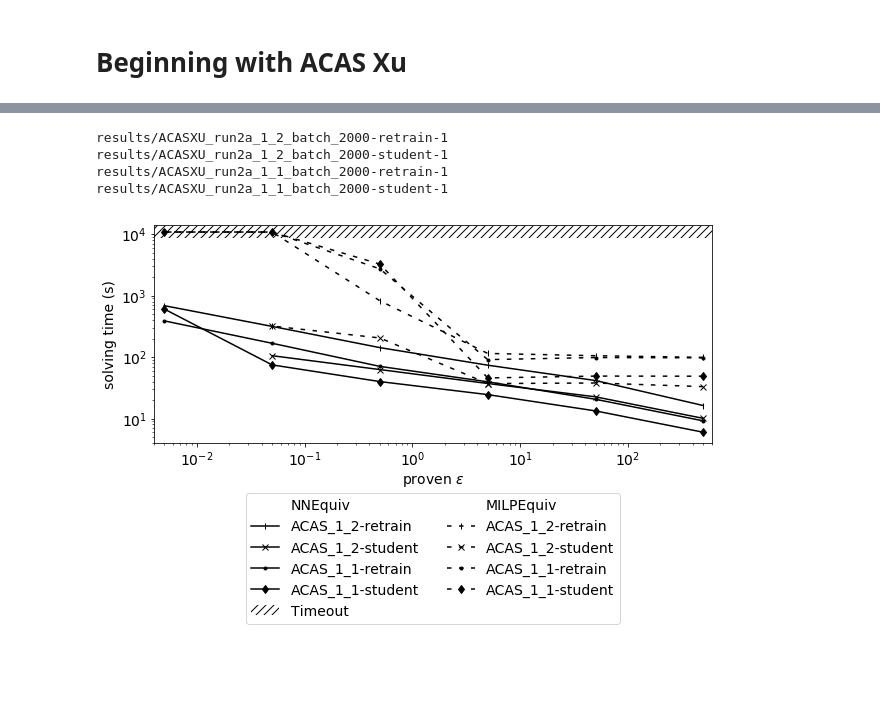
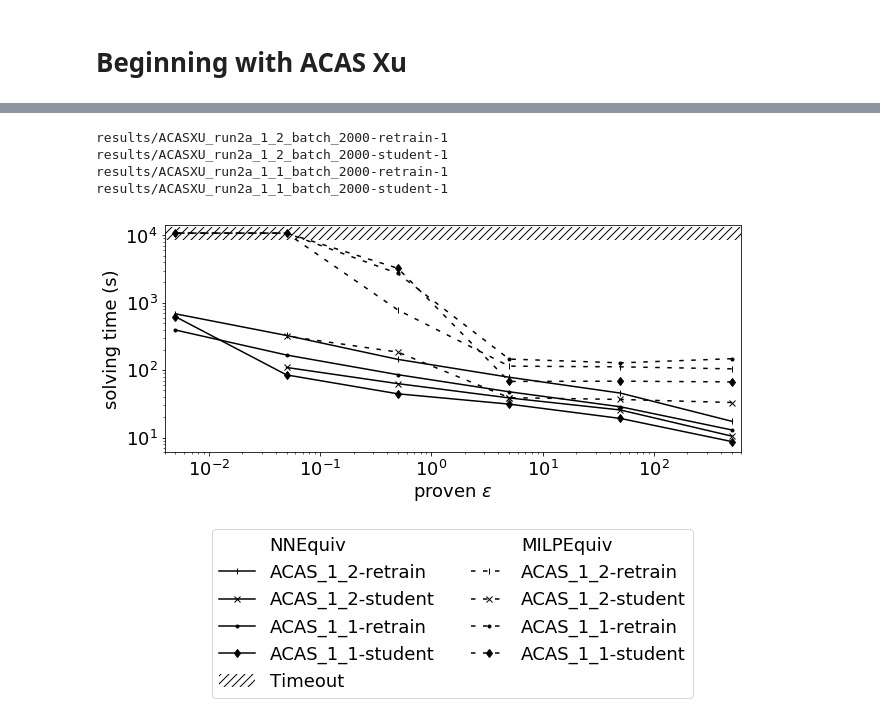
Before and after one commit to samysweb/nnequiv-experiments, a Jupyter notebook: analysis/Property-Tightness.ipynb, the cells around one changed output, grey strips where cells are left out. Drawn from its saved outputs; the diff is of its cells as text; code cells hidden in the pictures; blank space fills up the shorter version.

Commit message:
Property tightness plot ready

```diff
--- a/analysis/Property-Tightness.ipynb
+++ b/analysis/Property-Tightness.ipynb
@@ -129,7 +111,7 @@ out_handlers=[parse.CegarOptimal]
 err_handlers=[parse.RunLim]
 both_handlers=[parse.NNEquivResultHandler]
 both_handlers=[]
-num_runs=1
+num_runs=3
 # %%
 property_sizes2 = {}
 property_sizes_buening2 = {}
@@ -191,7 +173,10 @@ benchmarks_labels = {
 "results/mnist8x8_100_80_60_40_20_10_eps1-9000.2":"MNIST_large-epsilon"
 }
 width=0.3
-fig, (ax) = plt.subplots()
+#fig, (ax) = plt.subplots()
+fig = plt.figure(figsize=(10,7))
+ax  = fig.add_subplot(111)
+ax.set_position([0.12,0.5,0.8,0.45])
 
 benchmarks=[
 "results/ACASXU_run2a_1_2_batch_2000-retrain-1",
@@ -207,7 +192,7 @@ properties=[
     0.05,
     0.005
 ]
-plt.rcParams.update({'font.size': 14})
+plt.rcParams.update({'font.size': 18})
 
 to_rect = ax.add_patch(Rectangle((0, 8500), 600, 5000,
              #edgecolor = 'pink',
@@ -262,34 +247,35 @@ properties=[
 #        if vb is not None:
 #            vals_buening.append(vb)
 #            props_buening.append(properties[i])
 #    ax2.plot(props, vals, label="nnequiv\n("+benchmarks_labels[b]+")", color='black', **next(styles))
 #    ax2.plot(props_buening, vals_buening, label="Kleine-Büning\n("+benchmarks_labels[b]+")", color='black', **next(styles))
 
 ax.set_xscale('log')
 ax.set_yscale('log')
-fig.set_figwidth(10)
-fig.set_figheight(4)
+#fig.set_figwidth(10)
+#fig.set_figheight(4)
 plt.ylim((0,14000))
 plt.xlim((0.004,600))
 ax.set_ylabel('solving time (s)')
 ax.set_xlabel('proven $\epsilon$')
 #ax2.set_xlabel('proven $\epsilon$')
 handles,labels = ax.get_legend_handles_labels()
 
 import matplotlib.patches as mpatches
 nnequiv_dummy = mpatches.Patch(color='white', label='NNEquiv')
 milpequiv_dummy = mpatches.Patch(color='white', label='MILPEquiv')
 
 handles = [nnequiv_dummy, handles[0], handles[2], handles[4], handles[6],to_rect, milpequiv_dummy, handles[1], handles[3], handles[5], handles[7]]
 labels = ["NNEquiv", labels[0], labels[2], labels[4], labels[6], "Timeout", "MILPEquiv", labels[1], labels[3], labels[5], labels[7]]
 
 #ax.legend(handles,labels,loc=2)
-ax.legend(handles,labels,loc='upper center',bbox_to_anchor=(0.5, -0.2),ncol=2)
+ax.legend(handles,labels,loc='upper center',bbox_to_anchor=(0.5, -0.3),ncol=2)
 #ax2.legend(loc='upper center',bbox_to_anchor=(0.5, -0.2),ncol=1)
 plt.show()
+fig.savefig('epsilon-tightness.png',dpi=400)
 # %% [output]
 results/ACASXU_run2a_1_2_batch_2000-retrain-1
 results/ACASXU_run2a_1_2_batch_2000-student-1
 results/ACASXU_run2a_1_1_batch_2000-retrain-1
 results/ACASXU_run2a_1_1_batch_2000-student-1
-[figure, old version]
+[figure, new version]
```
Also changed, not shown: parts of 3 cells of this notebook.
